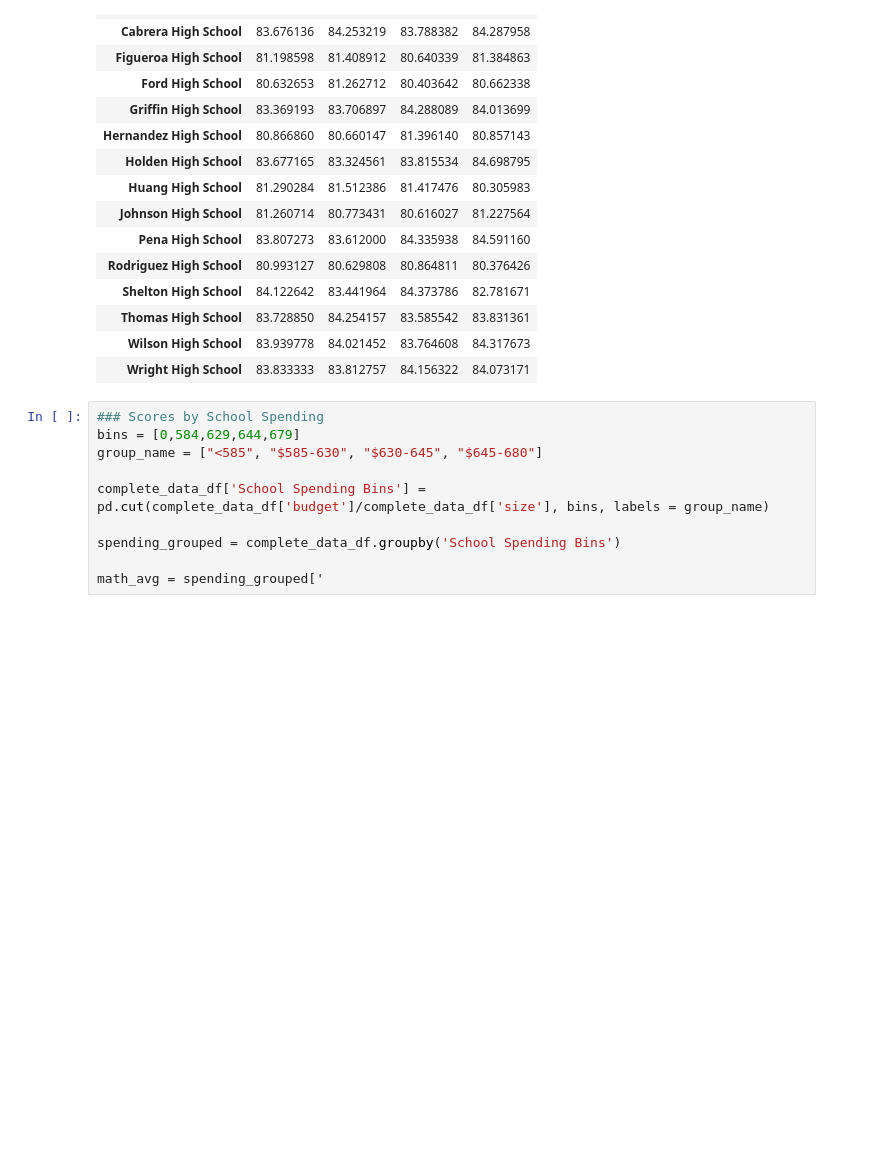
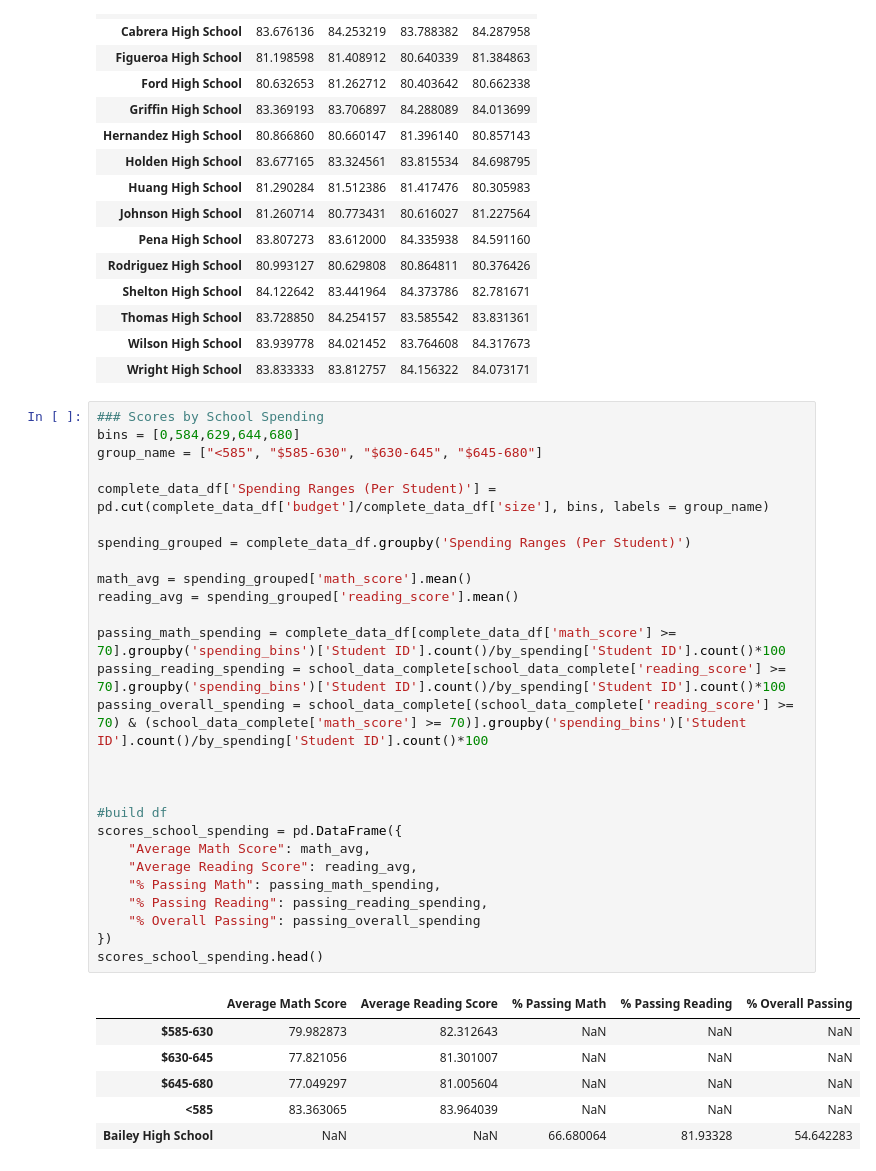
Before and after one commit to foleyg/pandas-challenge, a Jupyter notebook: PyCitySchools/HW4.ipynb, the cells around one changed output. Drawn from its saved outputs; the diff is of its cells as text; blank space fills up the shorter version.

```diff
--- a/PyCitySchools/HW4.ipynb
+++ b/PyCitySchools/HW4.ipynb
@@ -199,11 +199,35 @@ reading_scores_df
 | Wright High School | 83.833333 | 83.812757 | 84.156322 | 84.073171 |
 # %%
 ### Scores by School Spending
-bins = [0,584,629,644,679]
+bins = [0,584,629,644,680]
 group_name = ["<585", "$585-630", "$630-645", "$645-680"]
 
-complete_data_df['School Spending Bins'] = pd.cut(complete_data_df['budget']/complete_data_df['size'], bins, labels = group_name)
+complete_data_df['Spending Ranges (Per Student)'] = pd.cut(complete_data_df['budget']/complete_data_df['size'], bins, labels = group_name)
 
-spending_grouped = complete_data_df.groupby('School Spending Bins')
+spending_grouped = complete_data_df.groupby('Spending Ranges (Per Student)')
 
-math_avg = spending_grouped['
+math_avg = spending_grouped['math_score'].mean()
+reading_avg = spending_grouped['reading_score'].mean()
+
+passing_math_spending = complete_data_df[complete_data_df['math_score'] >= 70].groupby('spending_bins')['Student ID'].count()/by_spending['Student ID'].count()*100
+passing_reading_spending = school_data_complete[school_data_complete['reading_score'] >= 70].groupby('spending_bins')['Student ID'].count()/by_spending['Student ID'].count()*100
+passing_overall_spending = school_data_complete[(school_data_complete['reading_score'] >= 70) & (school_data_complete['math_score'] >= 70)].groupby('spending_bins')['Student ID'].count()/by_spending['Student ID'].count()*100
+
+
+
+#build df
+scores_school_spending = pd.DataFrame({
+    "Average Math Score": math_avg,
+    "Average Reading Score": reading_avg,
+    "% Passing Math": passing_math_spending,
+    "% Passing Reading": passing_reading_spending,
+    "% Overall Passing": passing_overall_spending
+})
+scores_school_spending.head()
+# %% [output]
+|  | Average Math Score | Average Reading Score | % Passing Math | % Passing Reading | % Overall Passing |
+| $585-630 | 79.982873 | 82.312643 | NaN | NaN | NaN |
+| $630-645 | 77.821056 | 81.301007 | NaN | NaN | NaN |
+| $645-680 | 77.049297 | 81.005604 | NaN | NaN | NaN |
+| <585 | 83.363065 | 83.964039 | NaN | NaN | NaN |
+| Bailey High School | NaN | NaN | 66.680064 | 81.93328 | 54.642283 |
```
